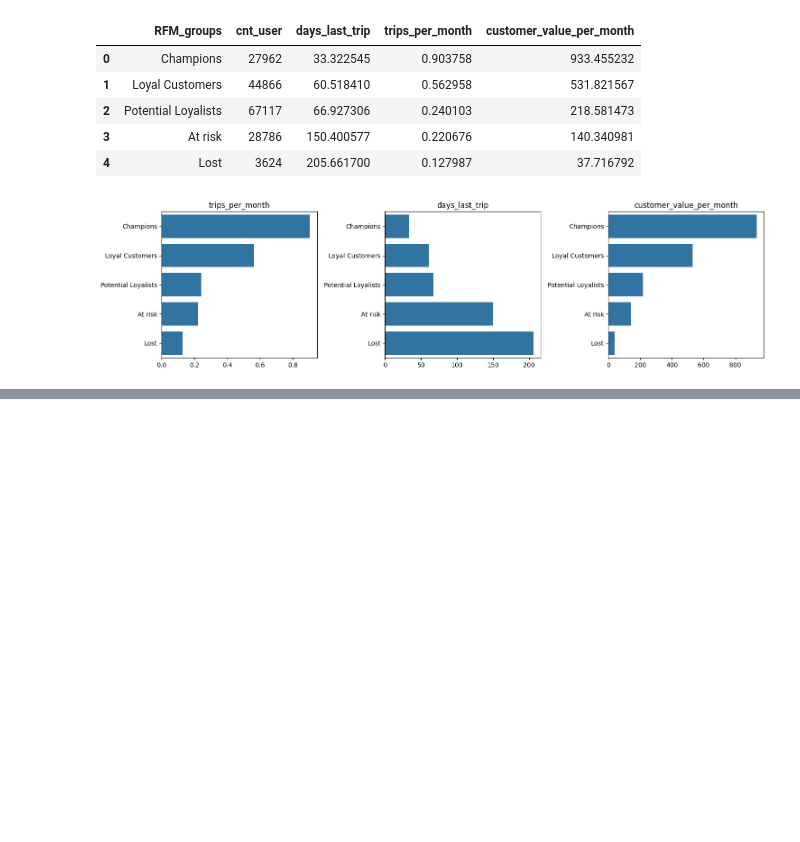
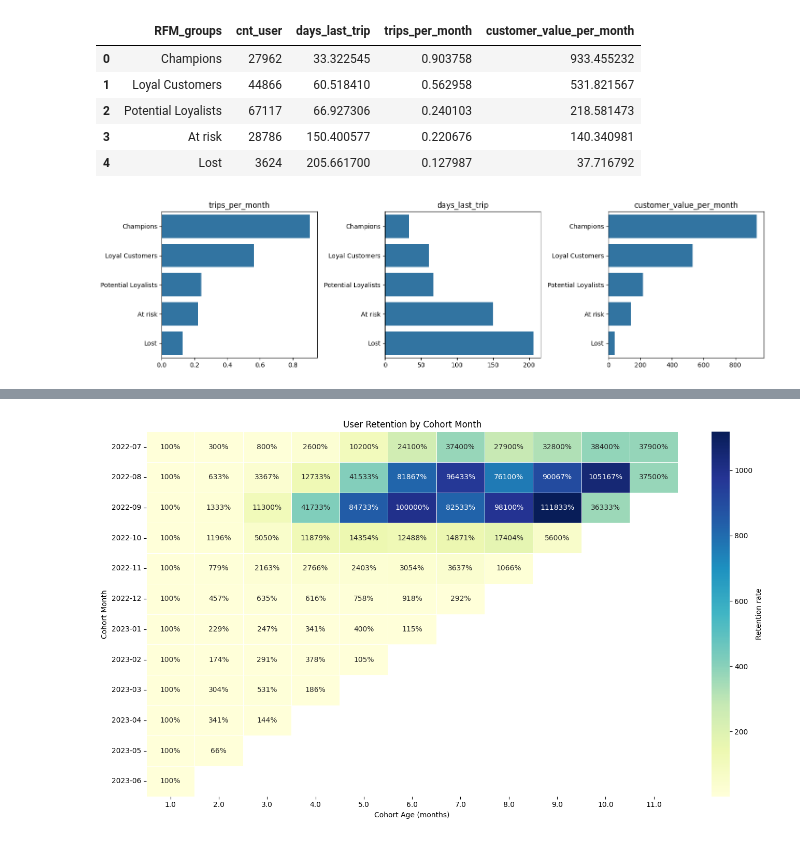
Before and after one commit to bfreiheit/customer_segmentation, a Jupyter notebook: notebooks/RFM.ipynb, the cells around one changed output, grey strips where cells are left out. Drawn from its saved outputs; the diff is of its cells as text; code cells hidden in the pictures; blank space fills up the shorter version.

```diff
--- a/notebooks/RFM.ipynb
+++ b/notebooks/RFM.ipynb
@@ -43,8 +45,6 @@ cohort['min_signup_date'] = pd.to_datetime(cohort['min_signup_date'])
 # Recency: days_last_trip
 # Frequency: trips_per_month
 # Monetary: customer_value_per_month
-
-cohort['min_signup_yearmonth'] = cohort['min_signup_date'].dt.strftime('%Y-%m')
 
 cohort['R_score'] = pd.qcut(cohort['days_last_trip'], q=5, labels=[5, 4, 3, 2, 1])
 cohort['F_score'] = pd.qcut(cohort['trips_per_month'], q=5, labels=[1, 2, 3, 4, 5])
@@ -108,0 +131,18 @@ plt.show()
+# %%
+cohort['cohort_month'] = cohort['min_signup_date'].dt.strftime('%Y-%m')
+cohort['cohort_age'] = cohort['month_active'].apply(np.floor)
+
+
+retention = cohort.groupby(['cohort_month','cohort_age'])['user_id'].nunique().reset_index()
+cohort_sizes = retention[retention['cohort_age']==1][['cohort_month','user_id']]
+cohort_sizes = cohort_sizes.rename(columns={'user_id': 'cohort_size'})
+retention = retention.merge(cohort_sizes, on='cohort_month')
+retention['retention_rate'] = retention['user_id'] / retention['cohort_size']
+# %%
+retention_pivot = retention.pivot_table(
+    index='cohort_month',
+    columns='cohort_age',
+    values='retention_rate'
+)
+
+retention_pivot
@@ -108,0 +164,19 @@ plt.show()
+# %%
+plt.figure(figsize=(14, 8))
+sns.heatmap(
+    retention_pivot,
+    cmap='YlGnBu',
+    annot=True,
+    fmt=".0%",
+    cbar_kws={'label': 'Retention rate'},
+    linewidths=0.5
+)
+
+plt.title('User Retention by Cohort Month')
+plt.ylabel('Cohort Month')
+plt.xlabel('Cohort Age (months)')
+plt.yticks(rotation=0)
+plt.tight_layout()
+plt.show()
+# %% [output]
+[figure, added]
```
Also changed, not shown: parts of 4 cells of this notebook, 5 other files.
